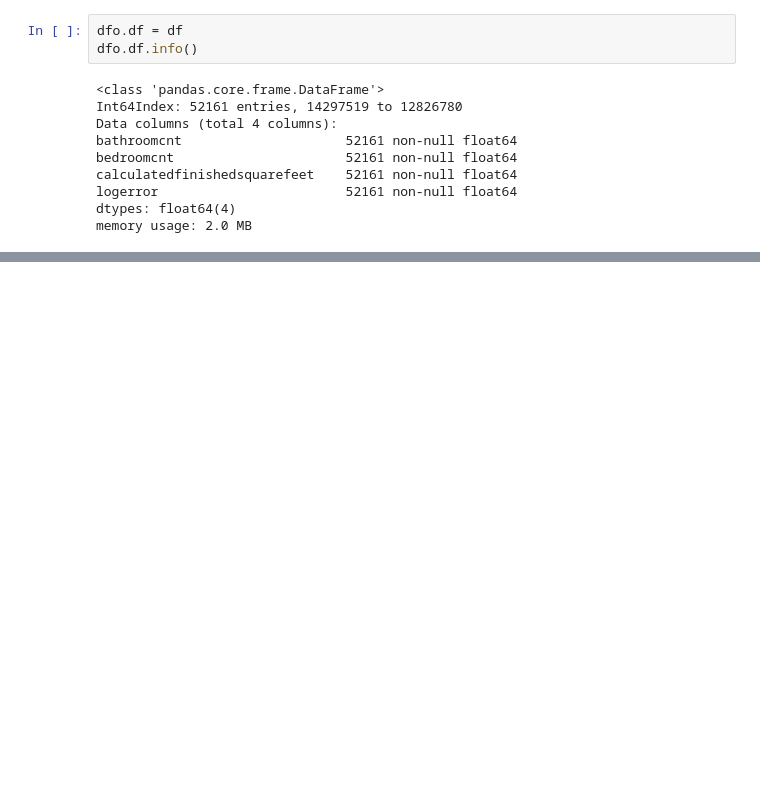
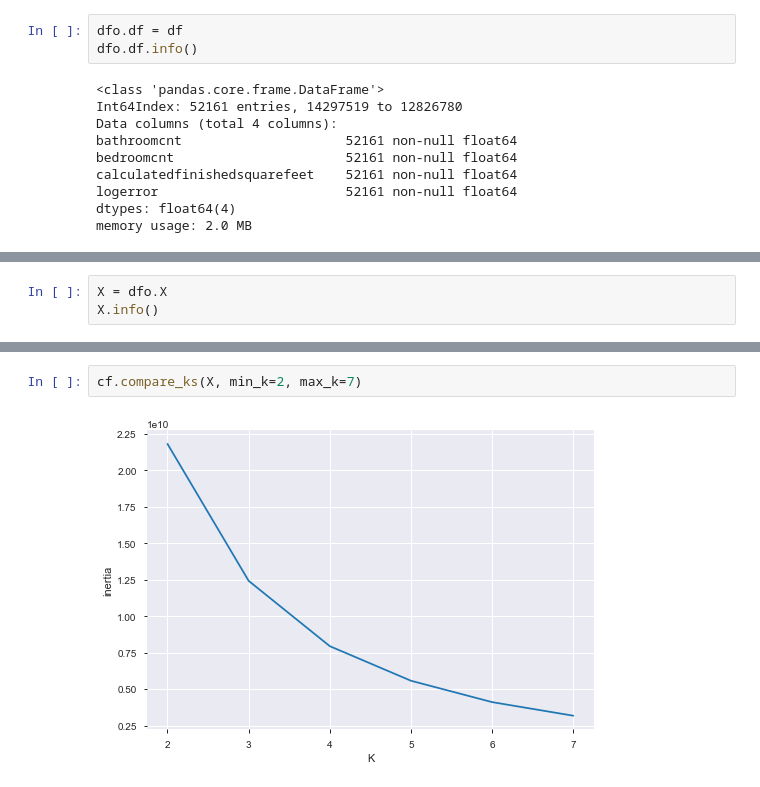
Before and after one commit to BayesEliaSantos/Bayes_P04_Zillow, a Jupyter notebook: kworking.ipynb, the cells around one changed output, grey strips where cells are left out. Cells and saved outputs as stored; diff of their text form; blank space fills up the shorter version.

```diff
--- a/kworking.ipynb
+++ b/kworking.ipynb
@@ -351,0 +367,3 @@ memory usage: 2.0 MB
+# %%
+X = dfo.X
+X.info()
@@ -351,0 +379,4 @@ memory usage: 2.0 MB
+# %%
+cf.compare_ks(X, min_k=2, max_k=7)
+# %% [output]
+[figure, added]
```
Also changed, not shown: parts of 12 cells of this notebook.
